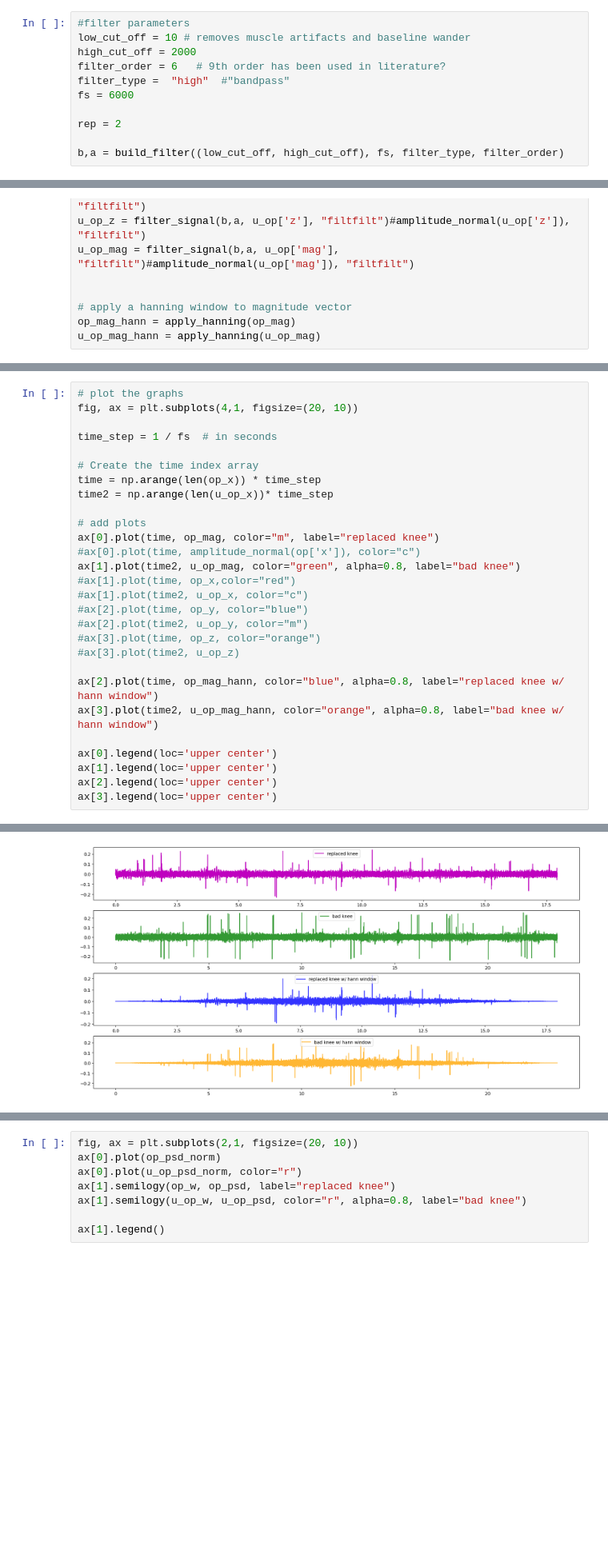
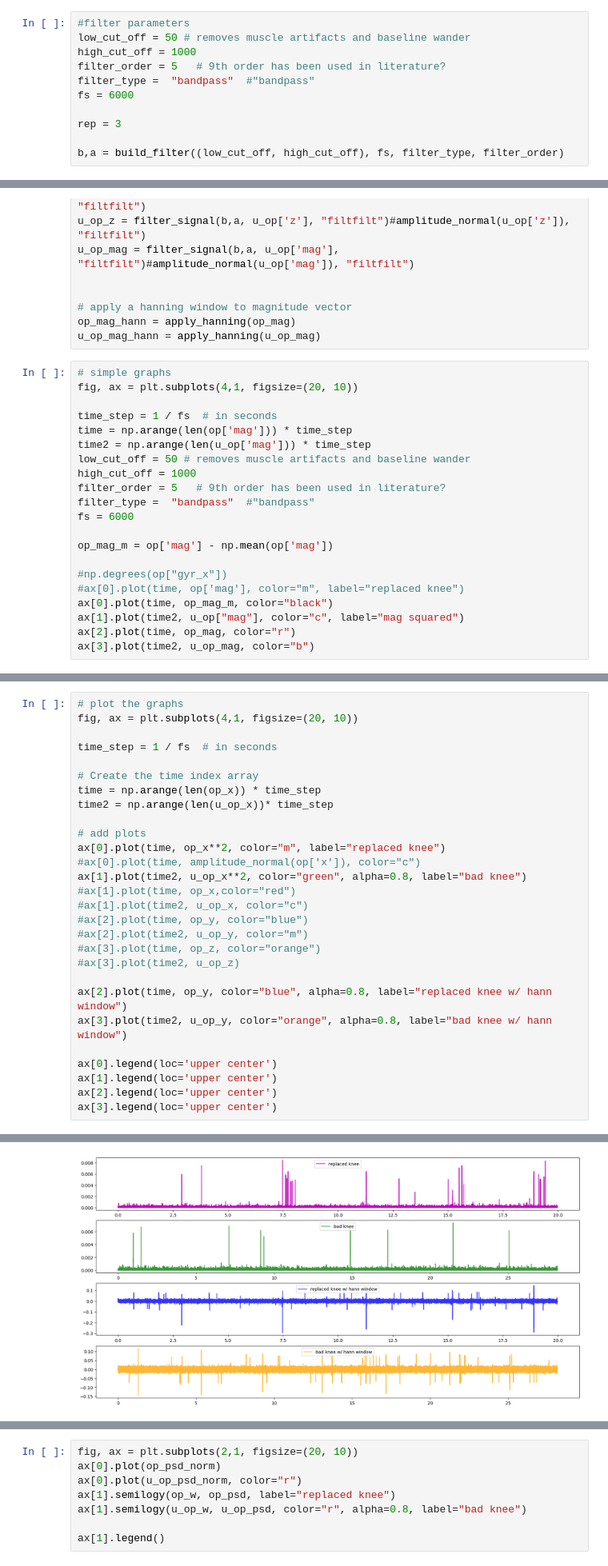
Before and after one commit to mcrooks83/osteosense_vag, a Jupyter notebook: notebooks/TKA/1.0.TKA_explore.ipynb, the cells around one changed output, grey strips where cells are left out. Shown at 80% size. Saved outputs shown, nothing was run; the diff lists cells and outputs as text; blank space fills up the shorter version.

```diff
--- a/notebooks/TKA/1.0.TKA_explore.ipynb
+++ b/notebooks/TKA/1.0.TKA_explore.ipynb
@@ -50,13 +50,13 @@ def apply_hanning(d):
     return windowed_signal
 # %%
 #filter parameters
-low_cut_off = 10 # removes muscle artifacts and baseline wander
-high_cut_off = 2000
-filter_order = 6   # 9th order has been used in literature?
-filter_type =  "high"  #"bandpass"
+low_cut_off = 50 # removes muscle artifacts and baseline wander
+high_cut_off = 1000
+filter_order = 5   # 9th order has been used in literature?
+filter_type =  "bandpass"  #"bandpass"
 fs = 6000
 
-rep = 2
+rep = 3
 
 b,a = build_filter((low_cut_off, high_cut_off), fs, filter_type, filter_order)
 # %%
@@ -81,3 +81,24 @@ u_op_mag = filter_signal(b,a, u_op['mag'], "filtfilt")#amplitude_normal(u_op['ma
 # apply a hanning window to magnitude vector
 op_mag_hann = apply_hanning(op_mag)
 u_op_mag_hann = apply_hanning(u_op_mag)
+# %%
+# simple graphs
+fig, ax = plt.subplots(4,1, figsize=(20, 10))
+
+time_step = 1 / fs  # in seconds
+time = np.arange(len(op['mag'])) * time_step
+time2 = np.arange(len(u_op['mag'])) * time_step
+low_cut_off = 50 # removes muscle artifacts and baseline wander
+high_cut_off = 1000
+filter_order = 5   # 9th order has been used in literature?
+filter_type =  "bandpass"  #"bandpass"
+fs = 6000
+
+op_mag_m = op['mag'] - np.mean(op['mag'])
+
+#np.degrees(op["gyr_x"])
+#ax[0].plot(time, op['mag'], color="m", label="replaced knee")
+ax[0].plot(time, op_mag_m, color="black")
+ax[1].plot(time2, u_op["mag"], color="c", label="mag squared")
+ax[2].plot(time, op_mag, color="r")
+ax[3].plot(time2, u_op_mag, color="b")
@@ -84,34 +108,34 @@ u_op_mag_hann = apply_hanning(u_op_mag)
 # %%
 # plot the graphs
 fig, ax = plt.subplots(4,1, figsize=(20, 10))
 
 time_step = 1 / fs  # in seconds
 
 # Create the time index array
 time = np.arange(len(op_x)) * time_step
 time2 = np.arange(len(u_op_x))* time_step
 
 # add plots
-ax[0].plot(time, op_mag, color="m", label="replaced knee")
+ax[0].plot(time, op_x**2, color="m", label="replaced knee")
 #ax[0].plot(time, amplitude_normal(op['x']), color="c")
-ax[1].plot(time2, u_op_mag, color="green", alpha=0.8, label="bad knee")
+ax[1].plot(time2, u_op_x**2, color="green", alpha=0.8, label="bad knee")
 #ax[1].plot(time, op_x,color="red")
 #ax[1].plot(time2, u_op_x, color="c")
 #ax[2].plot(time, op_y, color="blue")
 #ax[2].plot(time2, u_op_y, color="m")
 #ax[3].plot(time, op_z, color="orange")
 #ax[3].plot(time2, u_op_z)
 
-ax[2].plot(time, op_mag_hann, color="blue", alpha=0.8, label="replaced knee w/ hann window")
-ax[3].plot(time2, u_op_mag_hann, color="orange", alpha=0.8, label="bad knee w/ hann window")
+ax[2].plot(time, op_y, color="blue", alpha=0.8, label="replaced knee w/ hann window")
+ax[3].plot(time2, u_op_y, color="orange", alpha=0.8, label="bad knee w/ hann window")
 
 ax[0].legend(loc='upper center')
 ax[1].legend(loc='upper center')
 ax[2].legend(loc='upper center')
 ax[3].legend(loc='upper center')
 # %% [output]
 <matplotlib.legend.Legend at 0x...>
-[figure, old version]
+[figure, new version]
 # %% [markdown]
 # Power Spectrum
 ### 1. Welches method
```
Also changed, not shown: parts of 3 cells of this notebook, 10 other files.
